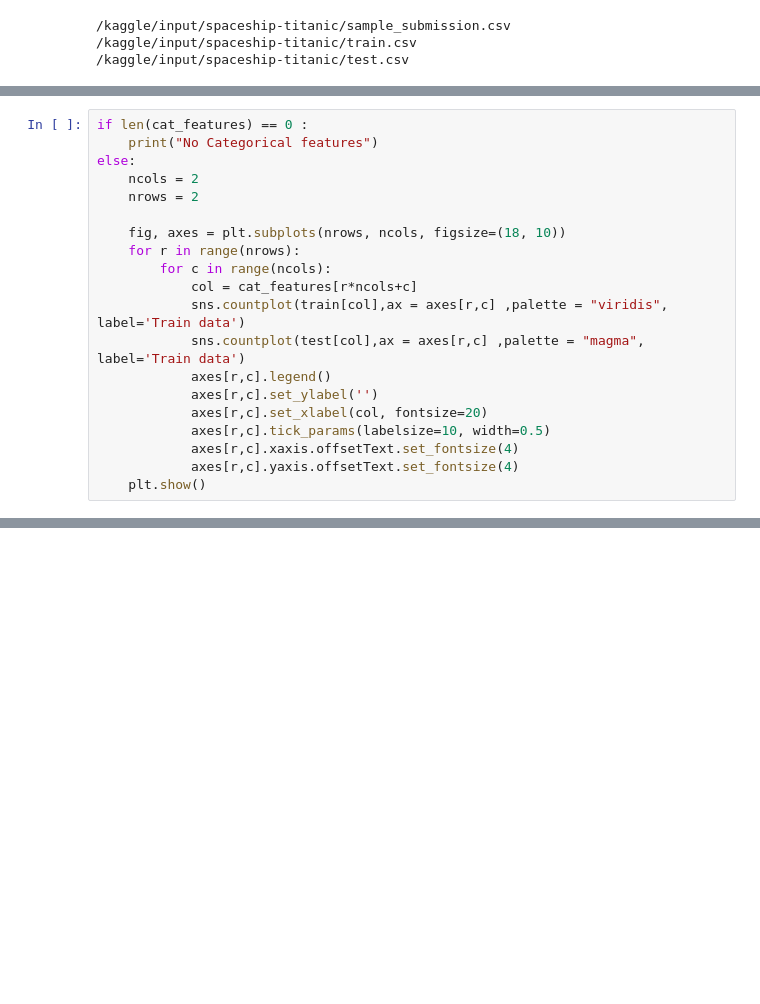
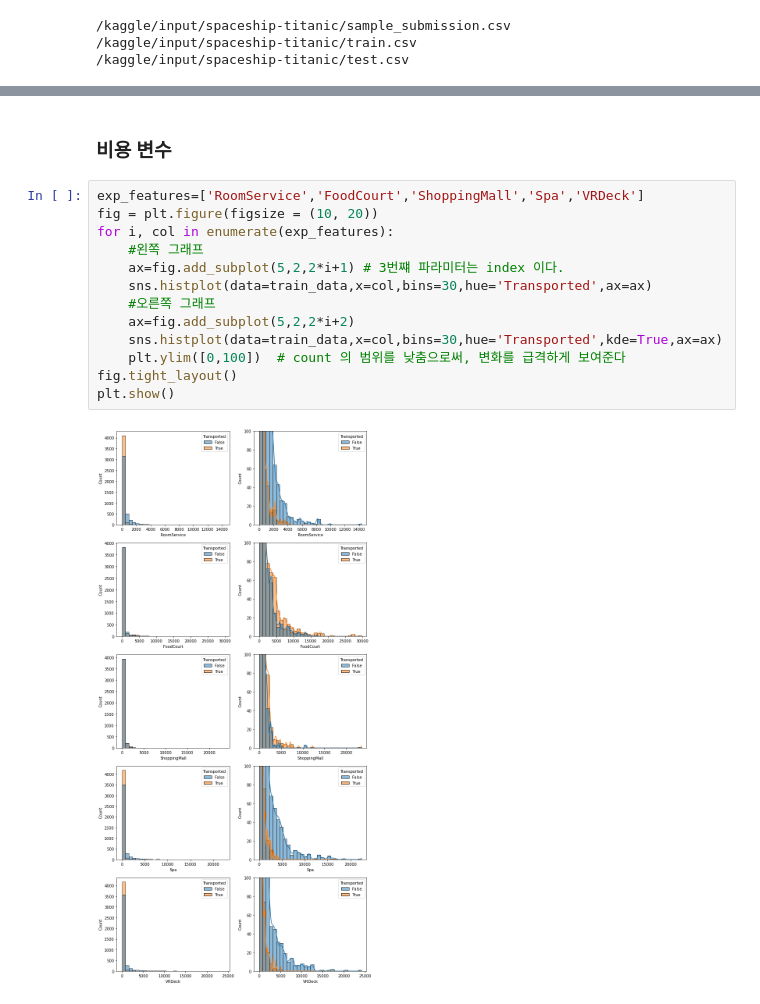
Before and after one commit to Kimyoungjae777/spaceship_titanic-project, a Jupyter notebook: kim-young-jae-analyst.ipynb, the cells around one changed output, grey strips where cells are left out. Cells and saved outputs as stored; diff of their text form; blank space fills up the shorter version.

```diff
--- a/kim-young-jae-analyst.ipynb
+++ b/kim-young-jae-analyst.ipynb
@@ -459,20 +22,0 @@ fig.show()
-# %%
-if len(cat_features) == 0 :
-    print("No Categorical features")
-else:
-    ncols = 2
-    nrows = 2
-
-    fig, axes = plt.subplots(nrows, ncols, figsize=(18, 10))
-    for r in range(nrows):
-        for c in range(ncols):
-            col = cat_features[r*ncols+c]
-            sns.countplot(train[col],ax = axes[r,c] ,palette = "viridis", label='Train data')
-            sns.countplot(test[col],ax = axes[r,c] ,palette = "magma", label='Train data')
-            axes[r,c].legend()
-            axes[r,c].set_ylabel('')
-            axes[r,c].set_xlabel(col, fontsize=20)
-            axes[r,c].tick_params(labelsize=10, width=0.5)
-            axes[r,c].xaxis.offsetText.set_fontsize(4)
-            axes[r,c].yaxis.offsetText.set_fontsize(4)
-    plt.show()
@@ -556,0 +145,17 @@ X_train , X_test , y_train , y_test = train_test_split(X ,
+# %% [markdown]
+### 비용 변수
+# %%
+exp_features=['RoomService','FoodCourt','ShoppingMall','Spa','VRDeck']
+fig = plt.figure(figsize = (10, 20))
+for i, col in enumerate(exp_features):
+    #왼쪽 그래프
+    ax=fig.add_subplot(5,2,2*i+1) # 3번쨰 파라미터는 index 이다.
+    sns.histplot(data=train_data,x=col,bins=30,hue='Transported',ax=ax)
+    #오른쪽 그래프
+    ax=fig.add_subplot(5,2,2*i+2)
+    sns.histplot(data=train_data,x=col,bins=30,hue='Transported',kde=True,ax=ax)
+    plt.ylim([0,100])  # count 의 범위를 낮춤으로써, 변화를 급격하게 보여준다
+fig.tight_layout()
+plt.show()
+# %% [output]
+[figure, added]
```
Also changed, not shown: parts of 128 cells of this notebook.
